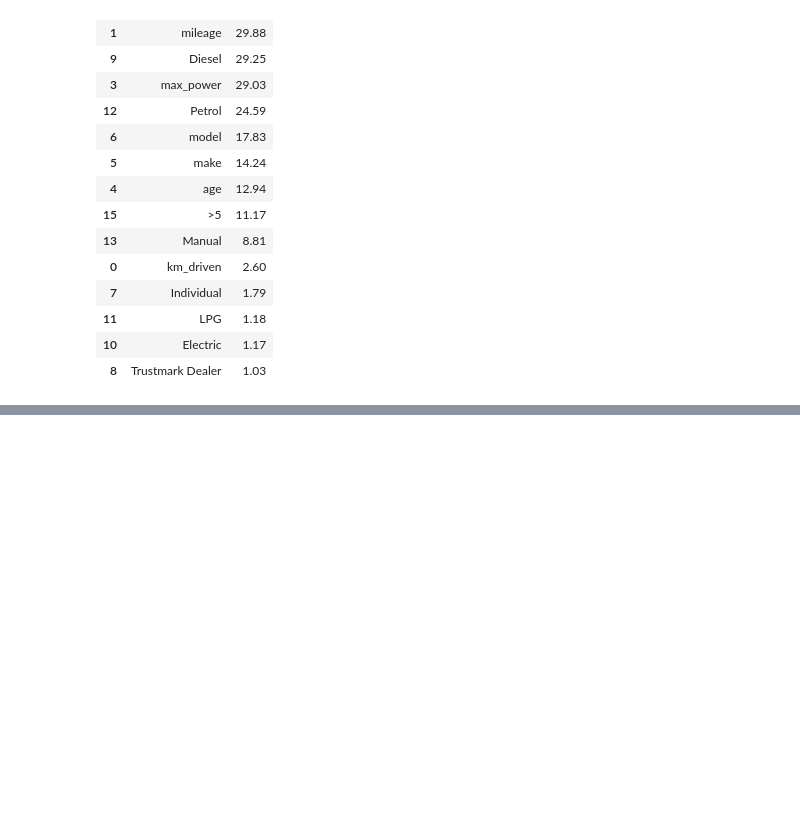
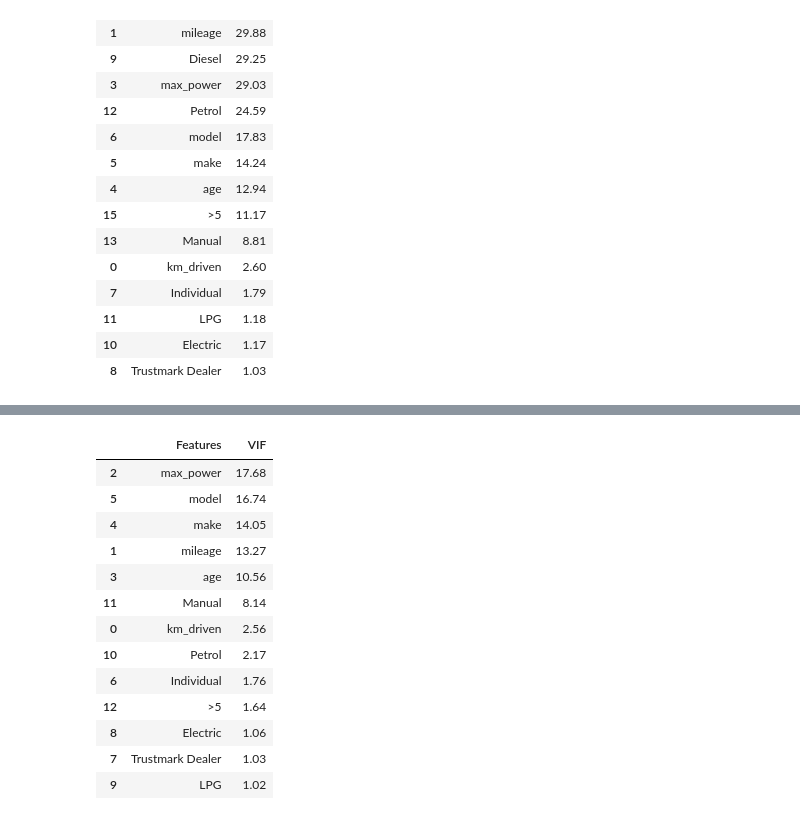
Before and after one commit to Himanshu-Kumar-123/ML-Linear-Regression-Cars24-Scratch, a Jupyter notebook: Linear-Regression-Cars24-Scratch.ipynb, the cells around one changed output, grey strips where cells are left out. Saved outputs shown, nothing was run; the diff lists cells and outputs as text; code cells hidden in the pictures; blank space fills up the shorter version.

```diff
--- a/Linear-Regression-Cars24-Scratch.ipynb
+++ b/Linear-Regression-Cars24-Scratch.ipynb
@@ -381,0 +437,23 @@ vif
+# %%
+vif = pd.DataFrame()
+
+vif['Features'] = X_t.columns
+vif['VIF'] = [variance_inflation_factor(X_t.values, i) for i in range(X_t.shape[1])]
+vif['VIF'] = round(vif['VIF'], 2)
+vif = vif.sort_values(by = "VIF", ascending = False)
+vif
+# %% [output]
+|  | Features | VIF |
+| 2 | max_power | 17.68 |
+| 5 | model | 16.74 |
+| 4 | make | 14.05 |
+| 1 | mileage | 13.27 |
+| 3 | age | 10.56 |
+| 11 | Manual | 8.14 |
+| 0 | km_driven | 2.56 |
+| 10 | Petrol | 2.17 |
+| 6 | Individual | 1.76 |
+| 12 | >5 | 1.64 |
+| 8 | Electric | 1.06 |
+| 7 | Trustmark Dealer | 1.03 |
+| 9 | LPG | 1.02 |
```
Also changed, not shown: parts of 5 cells of this notebook.
